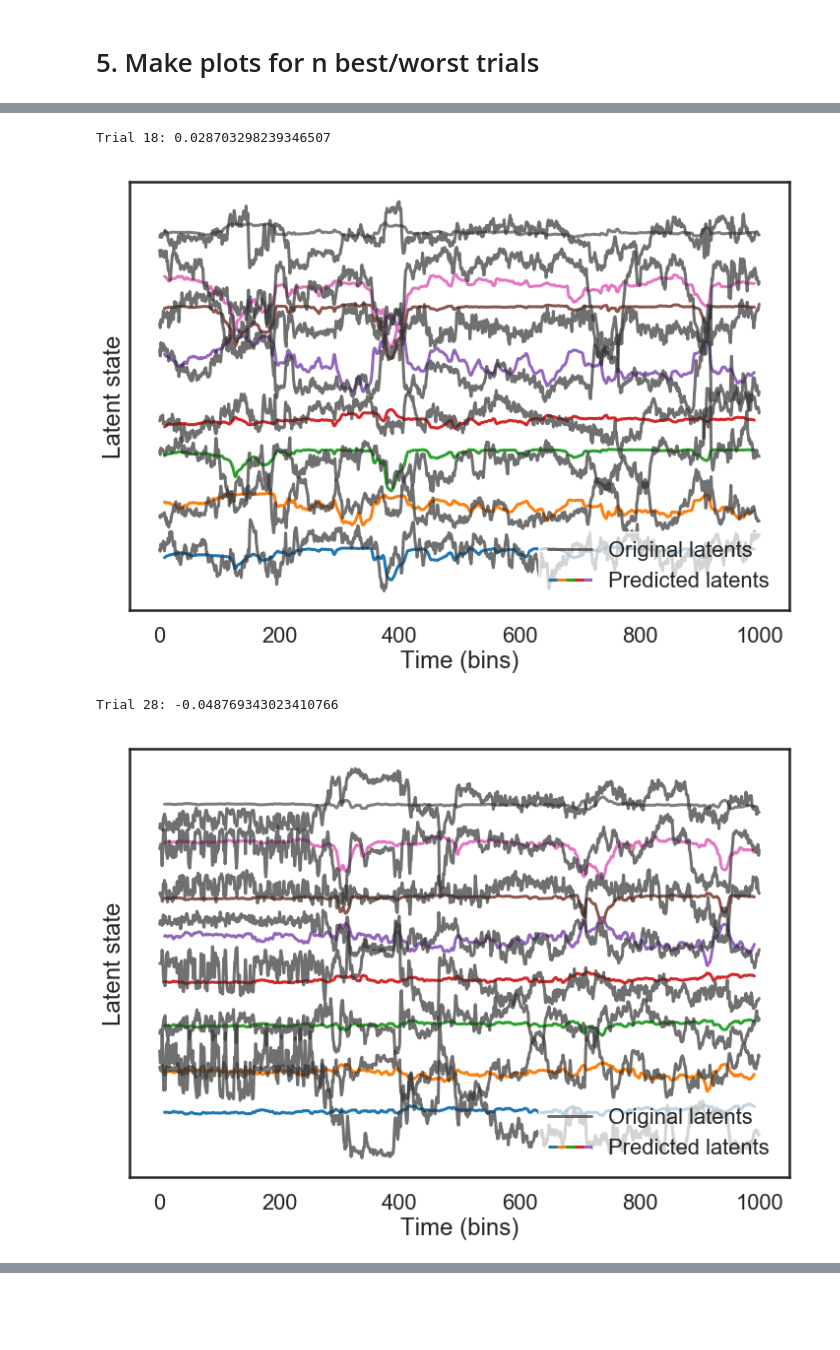
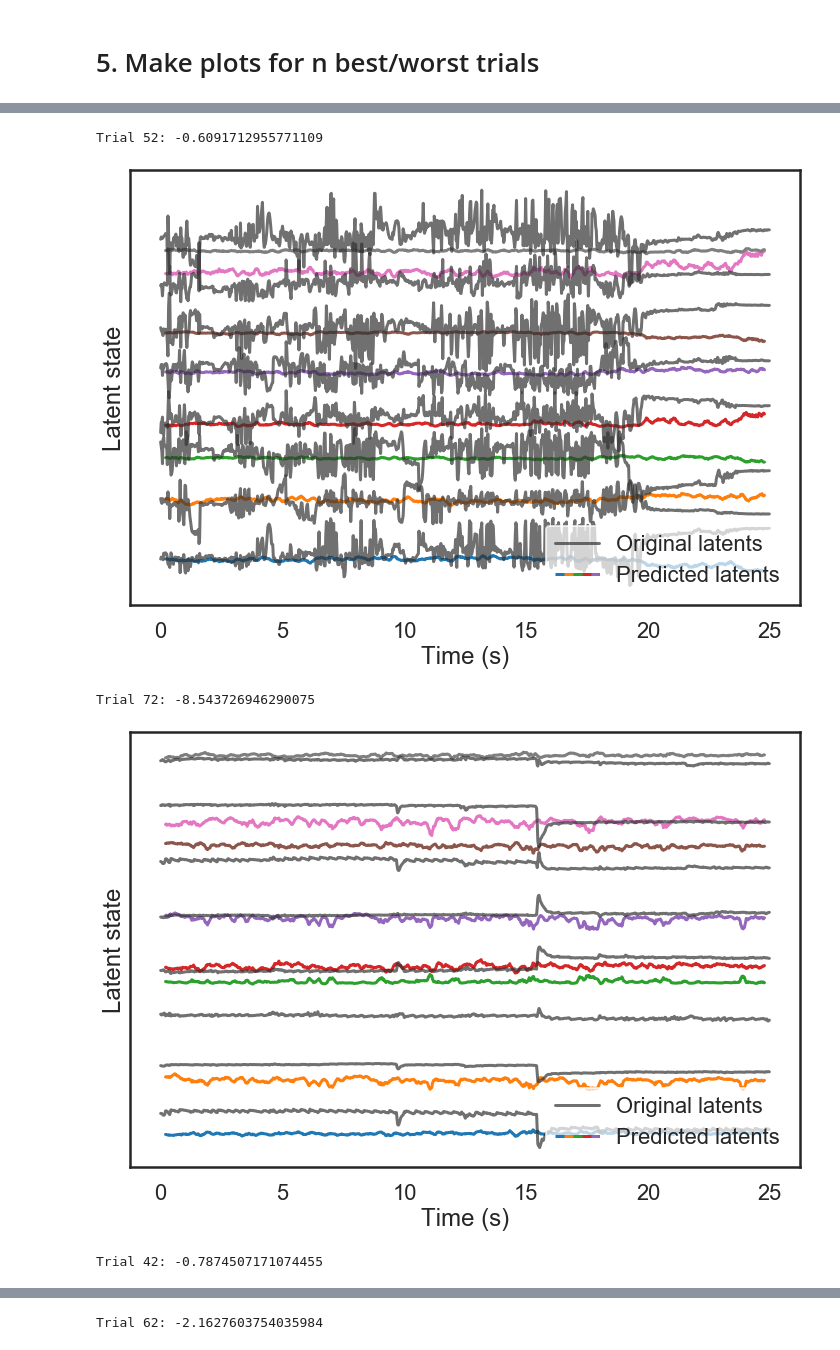
Before and after one commit to themattinthehatt/behavenet, a Jupyter notebook: behavenet/analyses/notebooks/decoder_analysis_notebook.ipynb, the cells around one changed output, grey strips where cells are left out. Cells and saved outputs as stored; diff of their text form; code cells hidden in the pictures; blank space fills up the shorter version.

Commit message:
decoding updates

```diff
--- a/behavenet/analyses/notebooks/decoder_analysis_notebook.ipynb
+++ b/behavenet/analyses/notebooks/decoder_analysis_notebook.ipynb
@@ -12,7 +12,7 @@ from behavenet.fitting.utils import get_expt_dir
 from behavenet.fitting.utils import get_output_session_dir
 
 save_outputs = False
-results_dir = '/home/mattw/results/behavenet_figs/'
+results_dir = '/home/mattw/results/behavenet_figs_final/'
 # %% [markdown]
 # 1. Plot decoder performance
 # %% [markdown]
@@ -238,7 +238,7 @@ hparams = {
 
 # labs = ['musall'] #['steinmetz', 'steinmetz-face', 'musall', 'datta']
 # for lab in labs:
-save_outputs = False
+save_outputs = True
 lab = 'steinmetz'
 get_lab_example(hparams, lab)
 if lab == 'musall':
@@ -268,7 +268,8 @@ trial = data_generator.datasets[0].batch_indxs['test'][5]
 
 if save_outputs:
     save_file = os.path.join(
-    results_dir,'%s_%02i_dim_recon_neural_traces' % (lab, hparams['n_ae_latents']))
+    results_dir, '%s_decoding' % lab,
+    '%02i_dim_recon_neural_traces__trial-%03i' % (hparams['n_ae_latents'], trial))
 else:
     save_file = None
 
@@ -481,36 +463,61 @@ plt.show()
 # %% [markdown]
 # 5. Make plots for n best/worst trials
 # %%
+import os
 import copy
+import pandas as pd
 from behavenet.fitting.utils import get_lab_example
 from behavenet.fitting.utils import get_best_model_version
+from behavenet.fitting.utils import get_output_session_dir
+from behavenet.fitting.utils import get_expt_dir
 from behavenet.data.data_generator import ConcatSessionsGenerator
-from behavenet.analyses.ae_utils import make_neural_reconstruction_movie
+from behavenet.analyses.ae_utils import plot_neural_reconstruction_traces
 
-n_trials = 2
+results_dir = '/home/mattw/results/behavenet_figs_final/'
+save_outputs = True
+n_trials = 3
 
 hparams = {
     'data_dir': '/home/mattw/data',  # might be a different path than what is saved in hparams
     'tt_save_path': '/home/mattw/results/behavenet',
-    'ae_experiment_name': 'test_pt',
+    'ae_experiment_name': 'ae-dim-test',
     'ae_model_class': 'ae',
     'ae_model_type': 'conv',
     'ae_version': 'best',
     'decoder_experiment_name': 'grid_search',
     'decoder_model_class': 'neural-ae',
     'decoder_model_type': 'ff',
-    'decoder_version': 'best',
-    'lib': 'pt'}
+    'decoder_version': 'best'}
 
-lab = 'datta'
+lab = 'steinmetz'
 get_lab_example(hparams, lab)
+hparams['n_ae_latents'] = 8
+if lab == 'steinmetz':
+    hparams['expt'] = '8-probe'
+    hparams['animal'] = 'mouse-02'
+    hparams['session'] = 'session-01'
+    xtick_locs = [0, 200, 400, 600, 800, 1000]
+    frame_rate = 40
+elif lab == 'steinmetz-face':
+    hparams['expt'] = '8-probe-face'
+    hparams['animal'] = 'mouse-02'
+    hparams['session'] = 'session-01'
+    xtick_locs = [0, 200, 400, 600, 800, 1000]
+    frame_rate = 40
+elif lab == 'musall':
+    hparams['expt'] = 'vistrained'
+    hparams['animal'] = 'mSM36'
+    hparams['session'] = '05-Dec-2017'
+    xtick_locs = [0, 30, 60, 90, 120, 150, 180]
+    frame_rate = 30
 
 # load fitting metrics
 hparams_ = copy.copy(hparams)
-hparams_['model_class'] = hparams['decoder_model_class']
-hparams_['experiment_name'] = hparams['decoder_experiment_name']
-hparams_['model_type'] = hparams['decoder_model_type']
-expt_dir = get_expt_dir(hparams_)
+hparams['model_class'] = hparams['decoder_model_class']
+hparams['experiment_name'] = hparams['decoder_experiment_name']
+hparams['model_type'] = hparams['decoder_model_type']
+hparams['session_dir'], sess_ids = get_output_session_dir(hparams)
+expt_dir = get_expt_dir(hparams)
 best_version = get_best_model_version(expt_dir)[0]
 version_dir = os.path.join(expt_dir, best_version)
 metrics_file = os.path.join(version_dir, 'metrics.csv')
@@ -528,9 +535,11 @@ for n in range(n_trials):
     print('Trial {}: {}'.format(trial, r2))
     if save_outputs:
         save_file = os.path.join(
-            results_dir, 'top_n_movies', '%s_%02i_dim_trial-%03i_r2-%1.2f' %
-            (lab, hparams['n_ae_latents'], trial, r2))
-        plot_neural_reconstruction_traces(hparams, save_file=save_file, trial=trial)
+            results_dir, '%s_decoding' % lab,
+            '%02i_dim_trial-%03i_r2-%1.2f' % (hparams['n_ae_latents'], trial, r2))
+        plot_neural_reconstruction_traces(
+            hparams, save_file=save_file, trial=trial, xtick_locs=xtick_locs,
+            frame_rate=frame_rate)
 #         make_neural_reconstruction_movie(hparams, save_file=save_file, trial=trial)
     else:
         pass
@@ -542,9 +551,11 @@ for n in range(n_trials):
     print('Trial {}: {}'.format(trial, r2))
     if save_outputs:
         save_file = os.path.join(
-            results_dir, 'top_n_movies', '%s_%02i_dim_trial-%03i_r2-%1.2f' %
-            (lab, hparams['n_ae_latents'], trial, r2))
-        plot_neural_reconstruction_traces(hparams, save_file=save_file, trial=trial)
+            results_dir, '%s_decoding' % lab,
+            '%02i_dim_trial-%03i_r2-%1.2f' % (hparams['n_ae_latents'], trial, r2))
+        plot_neural_reconstruction_traces(
+            hparams, save_file=save_file, trial=trial, xtick_locs=xtick_locs,
+            frame_rate=frame_rate)
 #         make_neural_reconstruction_movie(hparams, save_file=save_file, trial=trial)
     else:
         pass
@@ -556,4 +567,5 @@ Trial 38: -0.05217817972358765
-Trial 18: 0.028703298239346507
+Trial 52: -0.6091712955771109
-[figure, old version]
+[figure, new version]
-Trial 28: -0.048769343023410766
+Trial 72: -8.543726946290075
-[figure, old version]
+[figure, new version]
+Trial 42: -0.7874507171074455
@@ -559,0 +573 @@ Trial 28: -0.048769343023410766
+Trial 62: -2.1627603754035984
```
Also changed, not shown: parts of 3 cells of this notebook, 6 other files.
